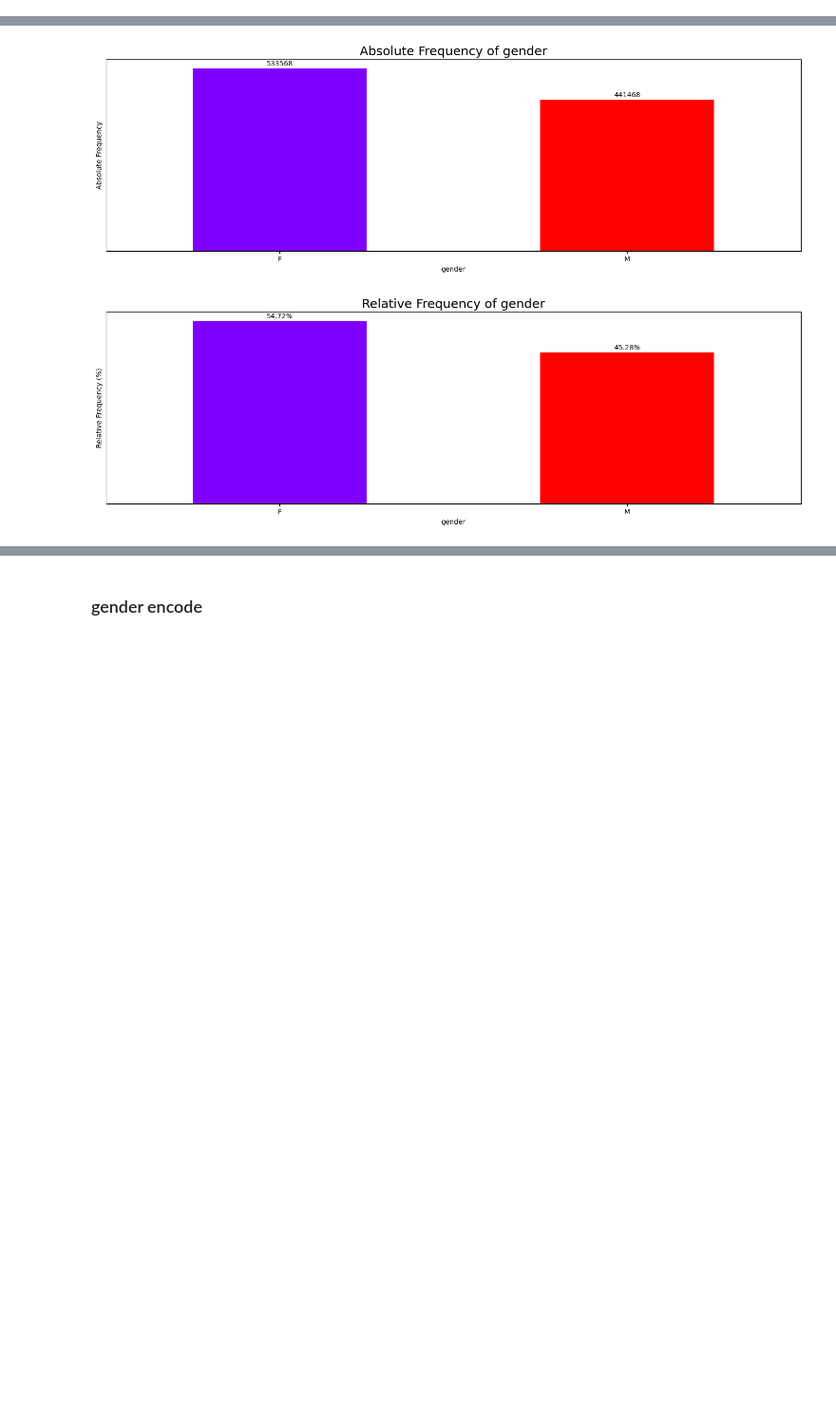
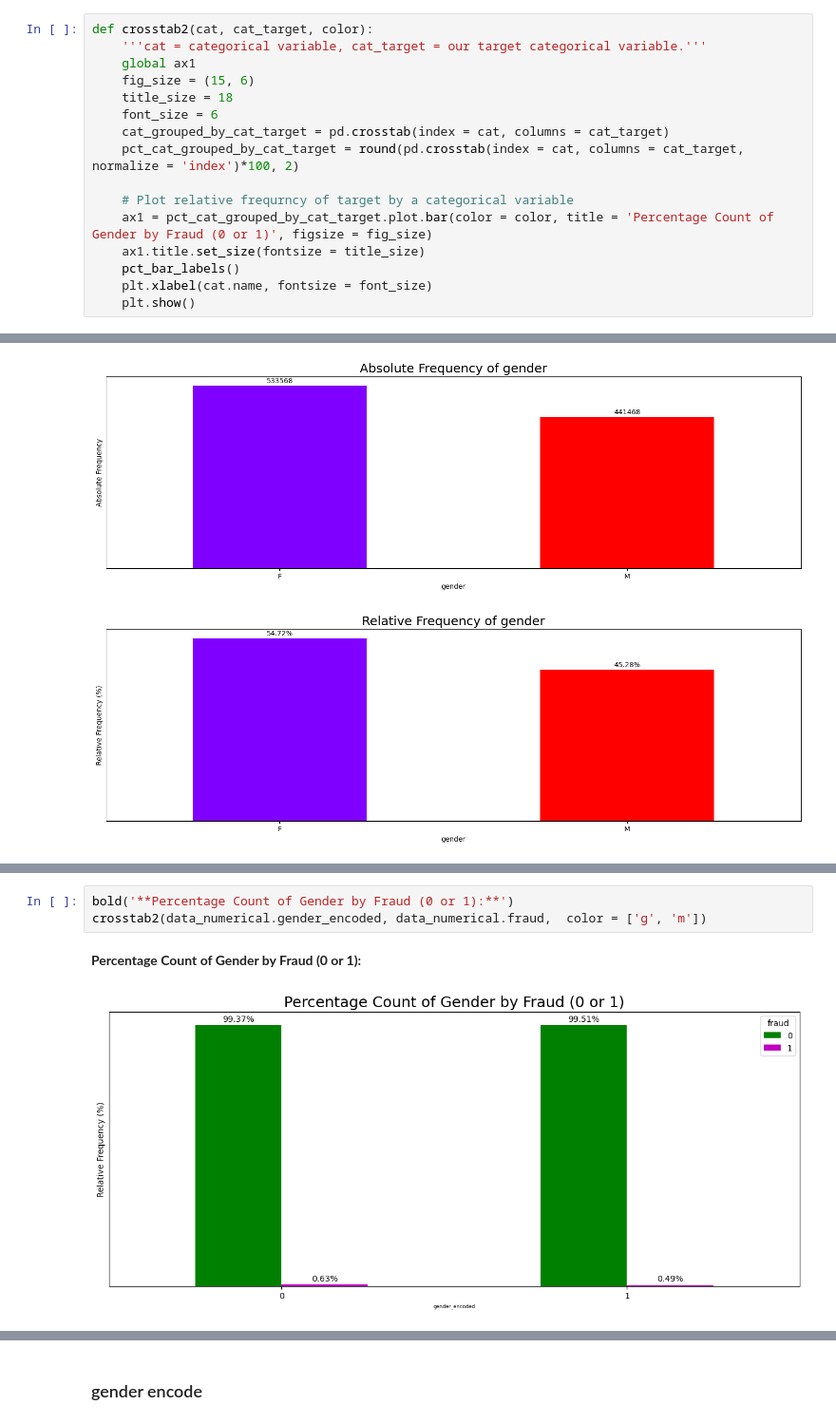
Before and after one commit to shobhit17tiwari/MastersThesis_Credit_Card_Fraud_Detetction_Final, a Jupyter notebook: Dataset Analysis & EDA.ipynb, the cells around one changed output, grey strips where cells are left out. Shown at 95% size. Drawn from its saved outputs; the diff is of its cells as text; blank space fills up the shorter version.

```diff
--- a/Dataset Analysis & EDA.ipynb
+++ b/Dataset Analysis & EDA.ipynb
@@ -127,6 +127,22 @@ def crosstab1(cat, cat_target, color):
     pct_bar_labels()
     plt.xlabel(cat.name, fontsize = font_size)
     plt.show()
+# %%
+def crosstab2(cat, cat_target, color):
+    '''cat = categorical variable, cat_target = our target categorical variable.'''
+    global ax1
+    fig_size = (15, 6)
+    title_size = 18
+    font_size = 6
+    cat_grouped_by_cat_target = pd.crosstab(index = cat, columns = cat_target)
+    pct_cat_grouped_by_cat_target = round(pd.crosstab(index = cat, columns = cat_target, normalize = 'index')*100, 2)
+
+    # Plot relative frequrncy of target by a categorical variable
+    ax1 = pct_cat_grouped_by_cat_target.plot.bar(color = color, title = 'Percentage Count of Gender by Fraud (0 or 1)', figsize = fig_size)
+    ax1.title.set_size(fontsize = title_size)
+    pct_bar_labels()
+    plt.xlabel(cat.name, fontsize = font_size)
+    plt.show()
 # %%
 import matplotlib.pyplot as plt
 import matplotlib.colors as mcolors
@@ -578,3 +604,9 @@ Absolute & Relative Frequency of gender :
+# %%
+bold('**Percentage Count of Gender by Fraud (0 or 1):**')
+crosstab2(data_numerical.gender_encoded, data_numerical.fraud,  color = ['g', 'm'])
+# %% [output]
+**Percentage Count of Gender by Fraud (0 or 1):**
+[figure, added]
 # %%
 
 
```
Also changed, not shown: parts of 22 cells of this notebook.
